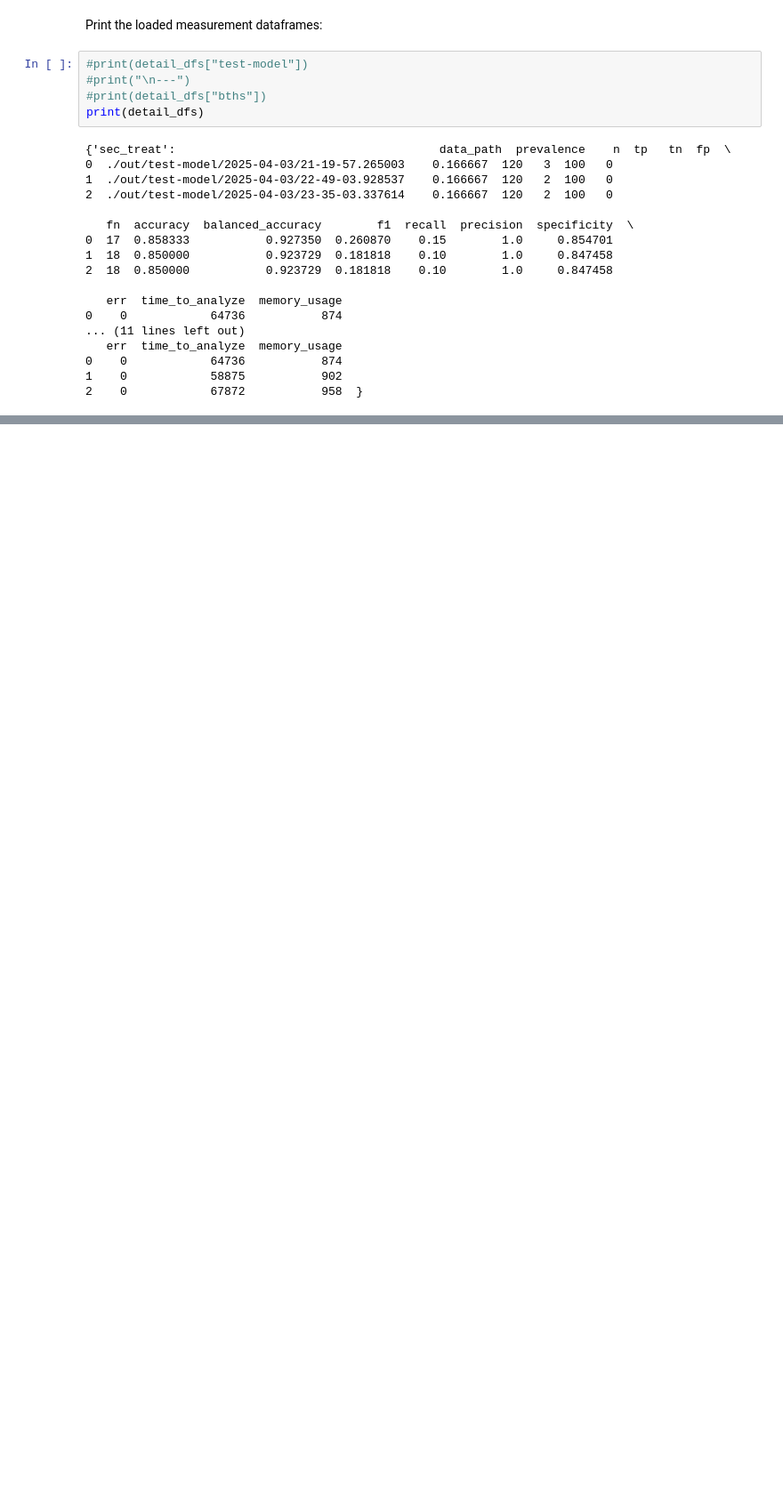
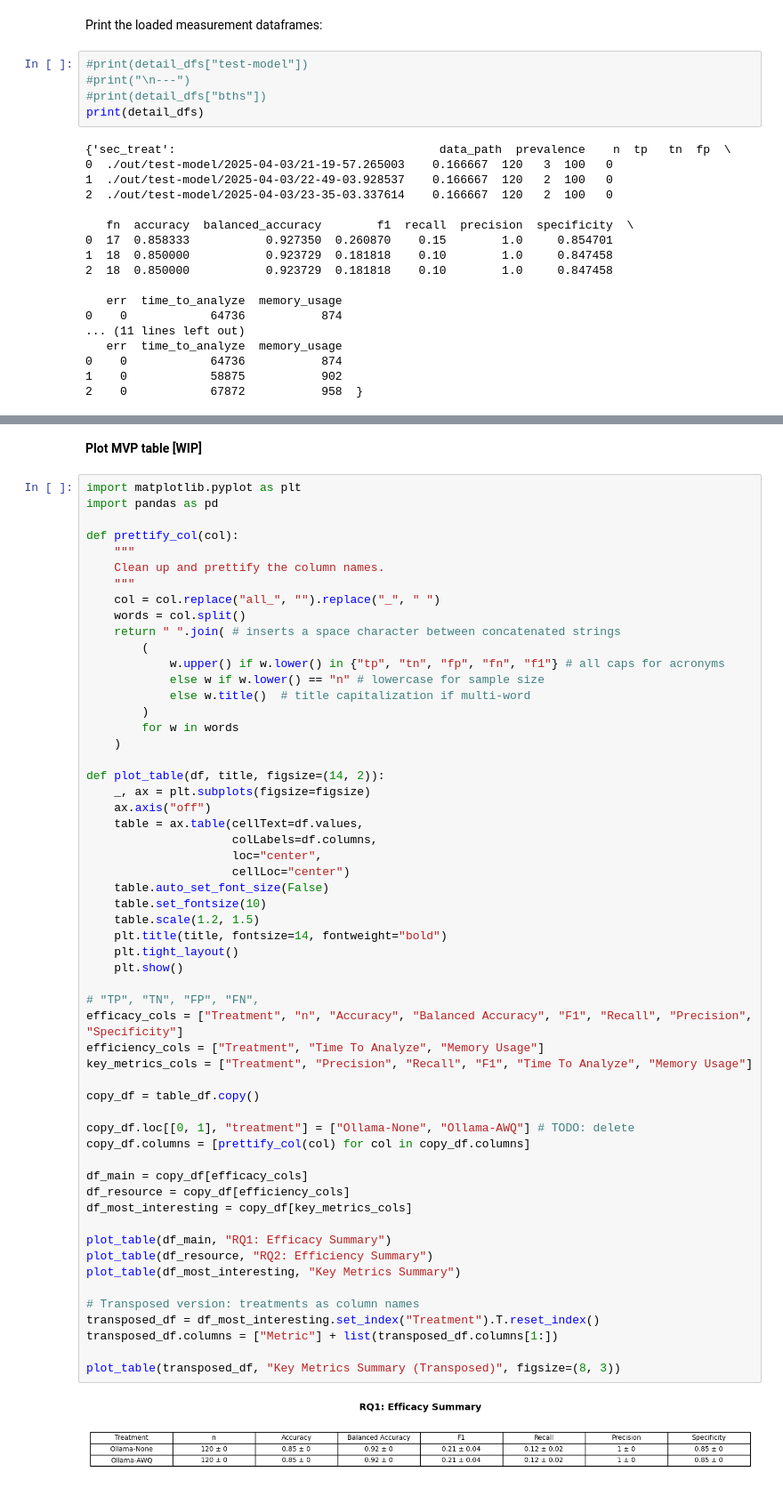
Before and after one commit to Q-REST-at/Q-REST-at, a Jupyter notebook: analysis/enhanced_data_analysis.ipynb, the cells around one changed output, grey strips where cells are left out. Shown at 89% size. Cells and saved outputs as stored; diff of their text form; blank space fills up the shorter version.

Commit message:
#3 Clean Up Data Analysis Scripts
This commit fixes, improves, or otherwise cleans up the Jupyter Notebook containing the data analysis scripts.

```diff
--- a/analysis/enhanced_data_analysis.ipynb
+++ b/analysis/enhanced_data_analysis.ipynb
@@ -217,0 +250,60 @@ print(table_df)
+# %% [markdown]
+**Plot MVP table [WIP]**
+# %%
+import matplotlib.pyplot as plt
+import pandas as pd
+
+def prettify_col(col):
+    """
+    Clean up and prettify the column names.
+    """
+    col = col.replace("all_", "").replace("_", " ")
+    words = col.split()
+    return " ".join( # inserts a space character between concatenated strings
+        (
+            w.upper() if w.lower() in {"tp", "tn", "fp", "fn", "f1"} # all caps for acronyms
+            else w if w.lower() == "n" # lowercase for sample size
+            else w.title()  # title capitalization if multi-word
+        )
+        for w in words
+    )
+
+def plot_table(df, title, figsize=(14, 2)):
+    _, ax = plt.subplots(figsize=figsize)
+    ax.axis("off")
+    table = ax.table(cellText=df.values,
+                     colLabels=df.columns,
+                     loc="center",
+                     cellLoc="center")
+    table.auto_set_font_size(False)
+    table.set_fontsize(10)
+    table.scale(1.2, 1.5)
+    plt.title(title, fontsize=14, fontweight="bold")
+    plt.tight_layout()
+    plt.show()
+
+# "TP", "TN", "FP", "FN",
+efficacy_cols = ["Treatment", "n", "Accuracy", "Balanced Accuracy", "F1", "Recall", "Precision", "Specificity"]
+efficiency_cols = ["Treatment", "Time To Analyze", "Memory Usage"]
+key_metrics_cols = ["Treatment", "Precision", "Recall", "F1", "Time To Analyze", "Memory Usage"]
+
+copy_df = table_df.copy()
+
+copy_df.loc[[0, 1], "treatment"] = ["Ollama-None", "Ollama-AWQ"] # TODO: delete
+copy_df.columns = [prettify_col(col) for col in copy_df.columns]
+
+df_main = copy_df[efficacy_cols]
+df_resource = copy_df[efficiency_cols]
+df_most_interesting = copy_df[key_metrics_cols]
+
+plot_table(df_main, "RQ1: Efficacy Summary")
+plot_table(df_resource, "RQ2: Efficiency Summary")
+plot_table(df_most_interesting, "Key Metrics Summary")
+
+# Transposed version: treatments as column names
+transposed_df = df_most_interesting.set_index("Treatment").T.reset_index()
+transposed_df.columns = ["Metric"] + list(transposed_df.columns[1:])
+
+plot_table(transposed_df, "Key Metrics Summary (Transposed)", figsize=(8, 3))
+# %% [output]
+[figure, added]
```
Also changed, not shown: parts of 31 cells of this notebook.
